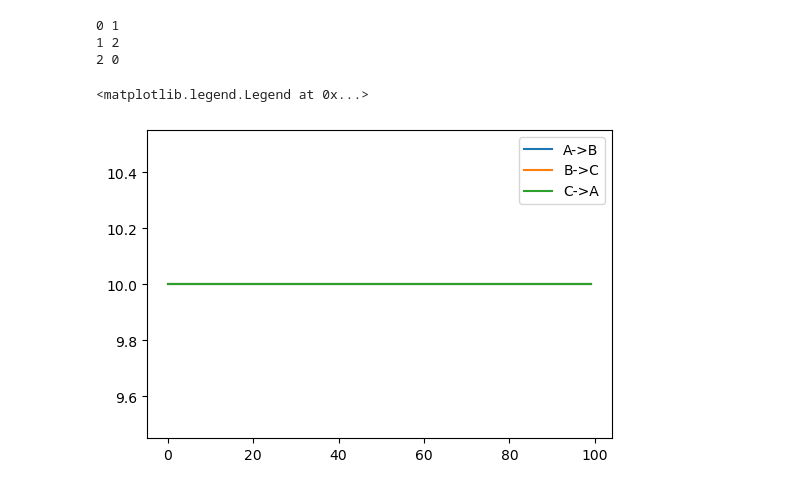
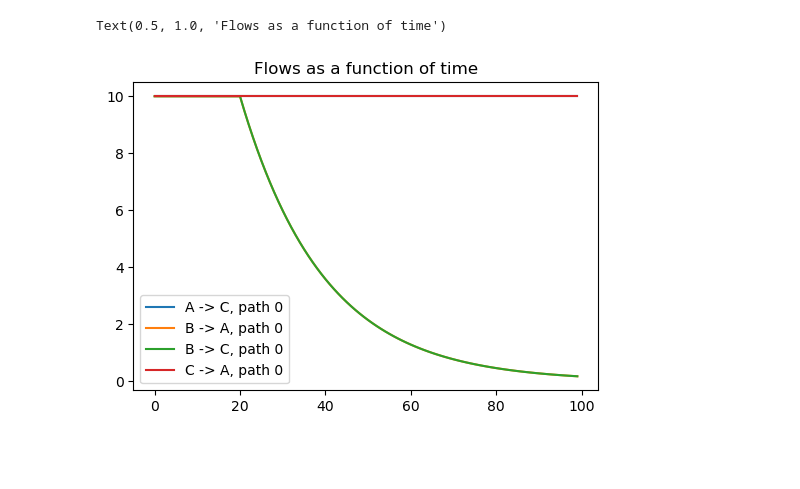
Before and after one commit to surya-sankagiri/payment-channel-networks, a Jupyter notebook: DEBT_control.ipynb, the cells around one changed output. Saved outputs shown, nothing was run; the diff lists cells and outputs as text; code cells hidden in the pictures; blank space fills up the shorter version.

```diff
--- a/DEBT_control.ipynb
+++ b/DEBT_control.ipynb
@@ -41,7 +36,0 @@ Demand Matrix:
-# %%
-T = 100
-n = 0
-if params["custom"]:
-    n = len(params["capacity_matrix"])
-else:
-    n = params["num_vertices"]
@@ -47,0 +64,11 @@ else:
+# %%
+params, demand_params, n = deadlock_example_generate_params()
+price_params = dict()
+price_params["stepsize"] = 0.005
+price_params["threshold"] = 2*np.ones((n,n))
+price_params["sensitivity"] = 0.1*np.ones((n,n))
+# %%
+# initialize the PCN and the protocol
+myPCN = DEBT_Control_Protocol(params, demand_params, price_params)
+# loop for T time steps
+T = 100
@@ -58,9 +97,11 @@ for i in range(n):
 edge_price_data = np.zeros((T, n, n))
 reset_data = np.zeros((T, n, n))
 # %%
+logging.info("starting loop with %d iterations", T)
 for t in range(T):
-    myPCN.loop()
-    edge_price_data[t] = myPCN.link_prices.copy()
+    logging.info("starting step %d", t)
+    myPCN.single_step(t)
+    edge_price_data[t] = myPCN.channel_prices.copy()
     for key in flows_data.keys():
         flows_data[key][t] = myPCN.flow_requests[key]
         path_price_data[key][t] = myPCN.path_prices[key]
@@ -68,19 +127,14 @@ for t in range(T):
 # %%
 alphabets = ['A', 'B', 'C', 'D', 'E', 'F']
 plt.close("all")
 plt.figure(figsize=(6,4))
 for i in range(n):
     for j in range(n):
         if myPCN.demands[i,j] > 0:
-            print(i,j)
-            plt.plot(np.sum(flows_data[(i,j)], axis=1), label = alphabets[i] + " ->" + alphabets[j])
-            # plt.plot(total_average(np.sum(flows_data[(i,j)], axis=1)), label = str(i) + "->" + str(j) + "flow; demand "+str(myPCN.demands[i,j]))
-            # plt.plot(np.sum(flows_data[(i,j)], axis=1), label = alphabets[i] + "->" + alphabets[j])
-# plt.plot(flows_data[(0,1)][:,0], label = "short path", marker = 's', linestyle='none')
+            for k in range(len(myPCN.paths[(i,j)])):
+                plt.plot(flows_data[(i,j)][:,k], label = alphabets[i] + " -> " + alphabets[j] + ", path " + str(k))
 plt.legend()
+plt.title("Flows as a function of time")
 # %% [output]
-0 1
-1 2
-2 0
+Text(0.5, 1.0, 'Flows as a function of time')
-<matplotlib.legend.Legend at 0x...>
-[figure, old version]
+[figure, new version]
```
Also changed, not shown: parts of 9 cells of this notebook, 2 other files.
